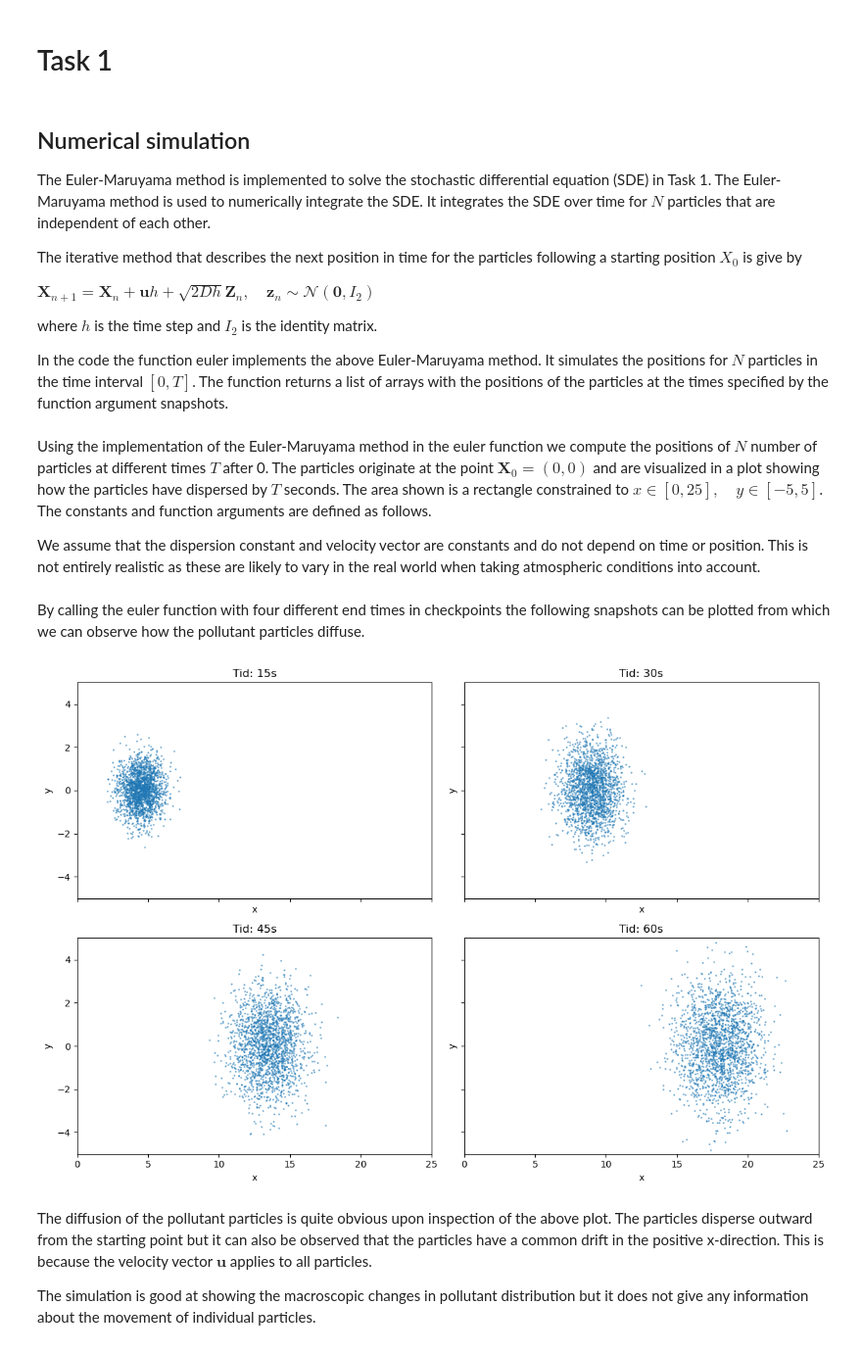
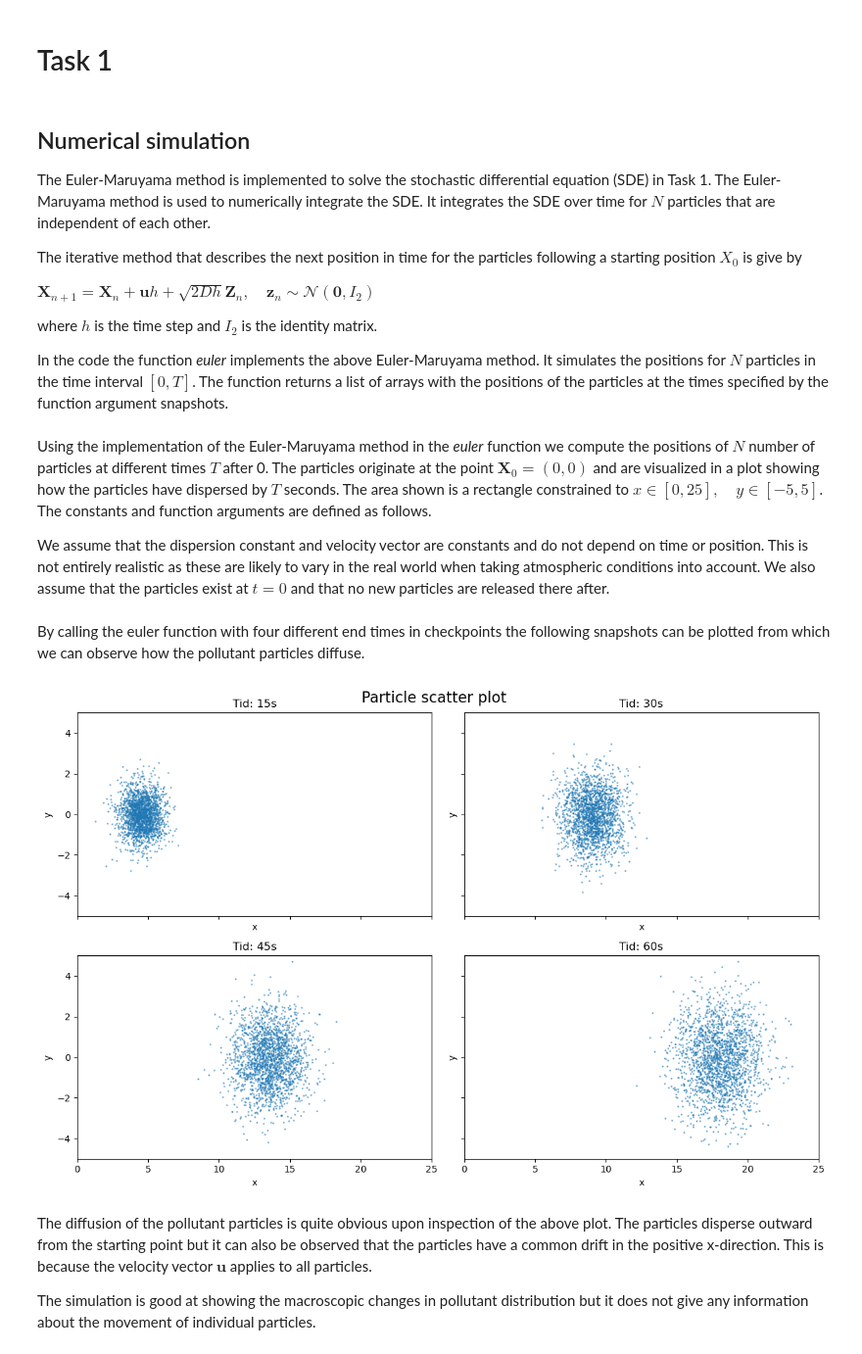
Before and after one commit to johanneslopponen/scicomp_miniproject, a Jupyter notebook: Report.ipynb, the cells around one changed output. Shown at 98% size. Cells and saved outputs as stored; diff of their text form; code cells hidden in the pictures.

```diff
--- a/Report.ipynb
+++ b/Report.ipynb
@@ -60,7 +60,7 @@ $\mathbf{X}_{n+1} = \mathbf{X}_n + \mathbf{u}h + \sqrt{2Dh}\mathbf{Z}_n, \quad \
 
 where $h$ is the time step and $I_2$ is the identity matrix.
 
-In the code the function euler implements the above Euler-Maruyama method. It simulates the positions for $N$ particles in the time interval $[0, T]$. The function returns a list of arrays with the positions of the particles at the times specified by the function argument snapshots.
+In the code the function *euler* implements the above Euler-Maruyama method. It simulates the positions for $N$ particles in the time interval $[0, T]$. The function returns a list of arrays with the positions of the particles at the times specified by the function argument snapshots.
 # %%
 def euler(N, T, h, D, u, num_steps, checkpoints, q):
     X = np.zeros((N, 2))
@@ -82,9 +82,10 @@ def euler(N, T, h, D, u, num_steps, checkpoints, q):
 
     return snapshots
 # %% [markdown]
-Using the implementation of the Euler-Maruyama method in the euler function we compute the positions of $N$ number of particles at different times $T$ after 0. The particles originate at the point $\mathbf{X}_0 = (0,0)$ and are visualized in a plot showing how the particles have dispersed by $T$ seconds. The area shown is a rectangle constrained to $x \in [0, 25], \quad y \in [-5, 5]$. The constants and function arguments are defined as follows.
+Using the implementation of the Euler-Maruyama method in the *euler* function we compute the positions of $N$ number of particles at different times $T$ after 0. The particles originate at the point $\mathbf{X}_0 = (0,0)$ and are visualized in a plot showing how the particles have dispersed by $T$ seconds. The area shown is a rectangle constrained to $x \in [0, 25], \quad y \in [-5, 5]$. The constants and function arguments are defined as follows.
 
 We assume that the dispersion constant and velocity vector are constants and do not depend on time or position. This is not entirely realistic as these are likely to vary in the real world when taking atmospheric conditions into account.
+We also assume that the particles exist at $t=0$ and that no new particles are released there after.
 # %%
 # Constants
 
@@ -102,23 +103,25 @@ By calling the euler function with four different end times in checkpoints the f
 # %%
 # Plot
 
 snapshots = euler(N,T,h,D,u,num_steps, checkpoints, 0) # No source term
 fig, axes = plt.subplots(2, 2, figsize=(12, 8), sharex=True, sharey=True)
 axes = axes.flatten()
 
 for i, t in enumerate(checkpoints):
     pos = snapshots[i]
     axes[i].scatter(pos[:, 0], pos[:, 1], s=1, alpha=0.5)
     axes[i].set_title(f"Tid: {t}s")
     axes[i].set_xlim(0, 25)
     axes[i].set_ylim(-5, 5)
     axes[i].set_xlabel("x")
     axes[i].set_ylabel("y")
 
+plt.suptitle('Particle Scatter Plot', fontsize=16, y=0.95)
 plt.tight_layout()
+
 plt.show()
 # %% [output]
-[figure, old version]
+[figure, new version]
 # %% [markdown]
 The diffusion of the pollutant particles is quite obvious upon inspection of the above plot. The particles disperse outward from the starting point but it can also be observed that the particles have a common drift in the positive x-direction. This is because the velocity vector $\mathbf{u}$ applies to all particles.
 
```
Also changed, not shown: parts of 19 cells of this notebook.
